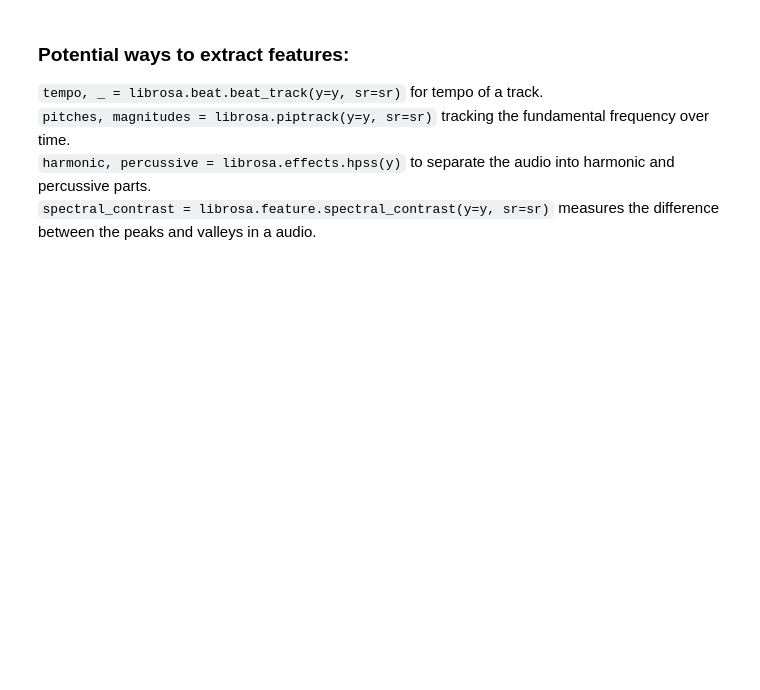
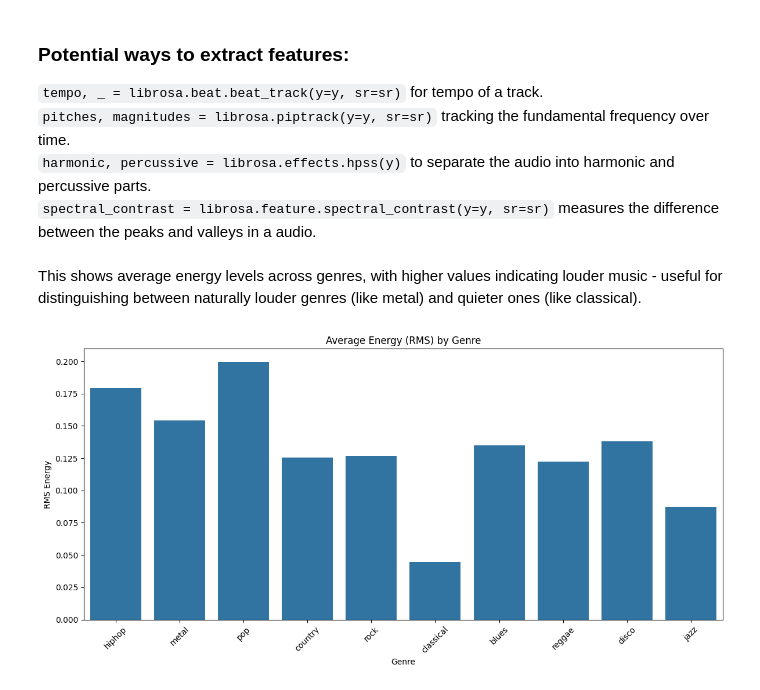
Before and after one commit to coleaydelotte/Genre-Prediciton, a Jupyter notebook: nb.ipynb, the cells around one changed output. Cells and saved outputs as stored; diff of their text form; code cells hidden in the pictures; blank space fills up the shorter version.

```diff
--- a/nb.ipynb
+++ b/nb.ipynb
@@ -288,3 +287,19 @@ plt.show()
 `pitches, magnitudes = librosa.piptrack(y=y, sr=sr)` tracking the fundamental frequency over time. <br>
 `harmonic, percussive = librosa.effects.hpss(y)` to separate the audio into harmonic and percussive parts. <br>
 `spectral_contrast = librosa.feature.spectral_contrast(y=y, sr=sr)` measures the difference between the peaks and valleys in a audio. <br>
+# %% [markdown]
+This shows average energy levels across genres, with higher values indicating louder music - useful for distinguishing between naturally louder genres (like metal) and quieter ones (like classical).
+# %%
+import seaborn as sns
+import matplotlib.pyplot as plt
+
+plt.figure(figsize=(12, 6))
+sns.barplot(data=data, x='label', y='rms_mean', ci=None)
+plt.title('Average Energy (RMS) by Genre')
+plt.xlabel('Genre')
+plt.ylabel('RMS Energy')
+plt.xticks(rotation=45)
+plt.tight_layout()
+plt.show()
+# %% [output]
+[figure, added]
```
Also changed, not shown: parts of 3 cells of this notebook.
